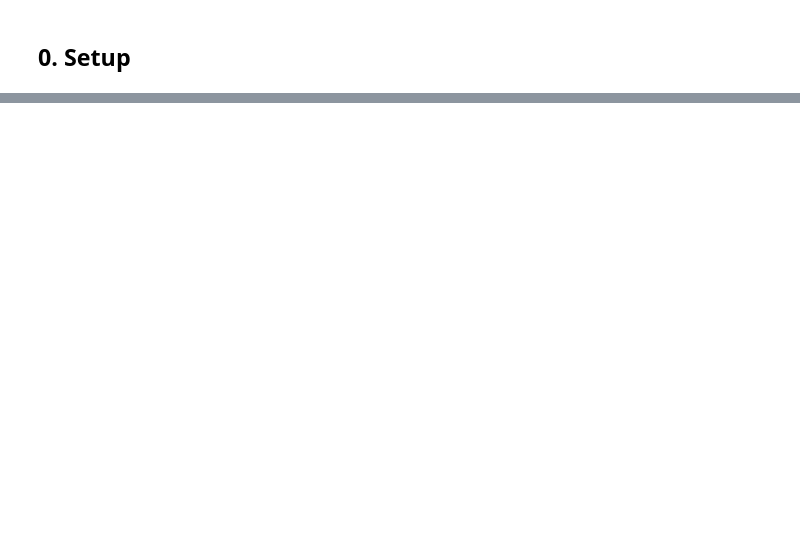
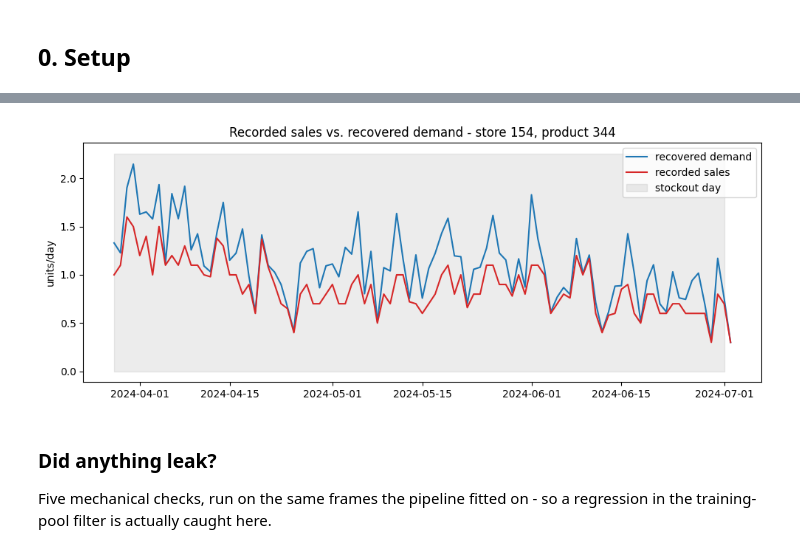
Before and after one commit to ACM40960/retail-demand-forecasting, a Jupyter notebook: notebooks/01_data_and_recovery.ipynb, the cells around one changed output, grey strips where cells are left out. Drawn from its saved outputs; the diff is of its cells as text; code cells hidden in the pictures; blank space fills up the shorter version.

Commit message:
Latent demand recovery, and model selection

```diff
--- a/notebooks/01_data_and_recovery.ipynb
+++ b/notebooks/01_data_and_recovery.ipynb
@@ -50,0 +61,10 @@ if REFRESH_DATA:
+# %%
+N_STORES = 30
+REBUILD  = False   # True re-downloads and redraws the subset - OVERWRITES data/processed/
+
+if REBUILD or not config.DAILY_TRAIN.exists():
+    data_io.build_subset(n_stores=N_STORES)
+
+daily = recovery.load_daily()   # daily frame + lag/rolling context + frozen period labels
+print(f"{len(daily):,} rows | days per period:",
+      daily[daily.split == "train"].groupby("period")["dt"].nunique().to_dict())
@@ -62,11 +114,0 @@ the recovery layer removes.
-# %%
-RUN_BASELINES = True
-
-if RUN_BASELINES:
-    # Load the daily data and build the baseline scorecard
-    daily = data_io.load("daily")
-    # Build the baseline scorecard
-    board = baselines.build_scorecard(daily)
-else:
-    board = pd.read_csv(config.BASELINE_SCORECARD, index_col=0)
-board.round(4)
@@ -72,0 +217,16 @@ board.round(4)
+# %%
+MODEL        = "lightgbm_tweedie"   # a row name from the table above
+RUN_RECOVERY = False                # off = load the saved recovered parquets
+
+if RUN_RECOVERY:
+    recovered = recovery.run(daily, MODEL)
+else:
+    if not config.RECOVERED_TRAIN.exists():
+        raise FileNotFoundError(f"{config.RECOVERED_TRAIN.name} not found - "
+                                "set RUN_RECOVERY = True and re-run this cell")
+    recovered = daily.merge(
+        data_io.load("recovered")[["store_id", "product_id", "dt", "recovered_demand"]],
+        on=["store_id", "product_id", "dt"], how="left")
+    print("loaded saved recovery |", recovery.load_params())
+
+recovered[["dt", "store_id", "product_id", "sale_amount", "recovered_demand", "is_censored"]].head(3)
@@ -72,0 +268,9 @@ board.round(4)
+# %%
+fig = plots.plot_recovery_example(recovered, save_path=config.RECOVERY_PLOT)
+# %% [output]
+[figure, added]
+# %% [markdown]
+### Did anything leak?
+
+Five mechanical checks, run on the same frames the pipeline fitted on - so a regression in the
+training-pool filter is actually caught here.
```
Also changed, not shown: parts of 21 cells of this notebook, 12 other files.
